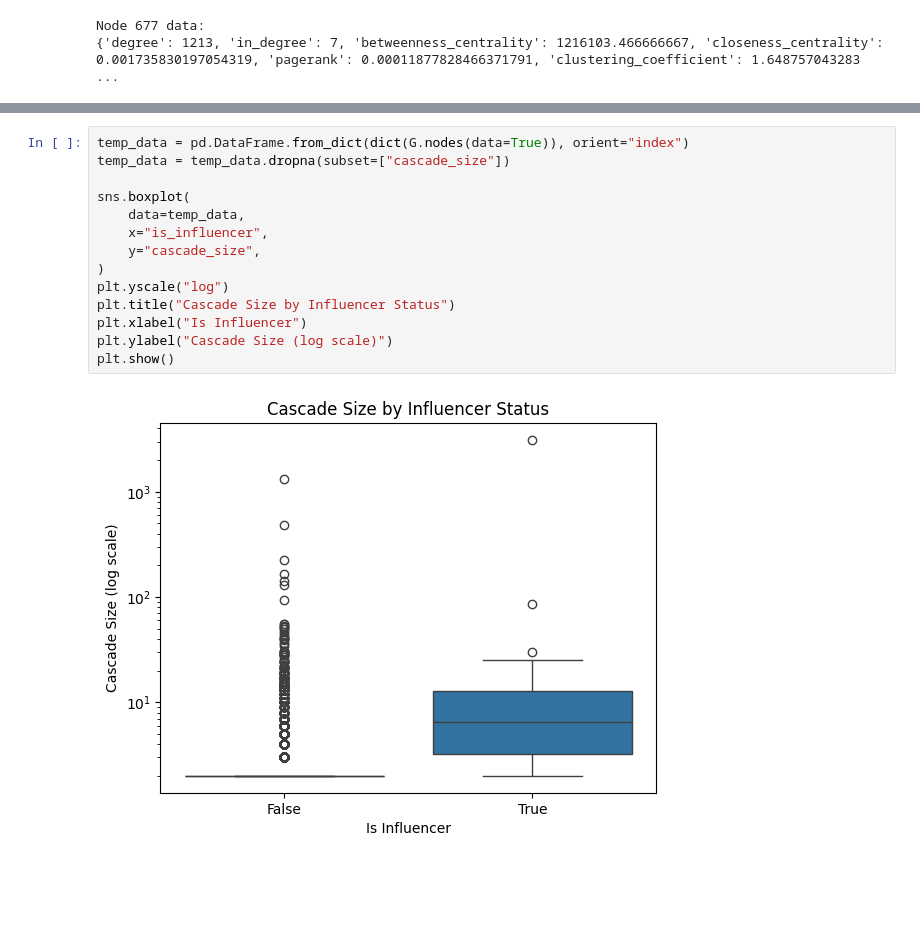
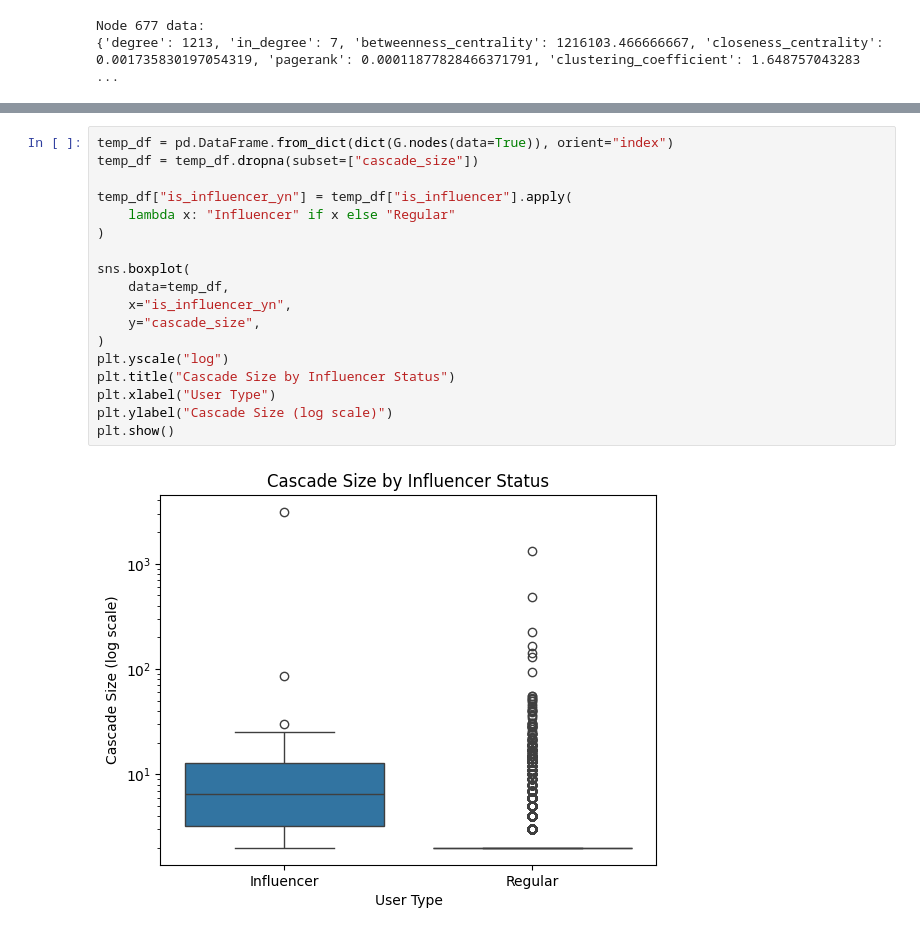
Before and after one commit to ysenarath/AIT-724-HandsOn-2, a Jupyter notebook: notebook.ipynb, the cells around one changed output, grey strips where cells are left out. Cells and saved outputs as stored; diff of their text form; blank space fills up the shorter version.

```diff
--- a/notebook.ipynb
+++ b/notebook.ipynb
@@ -586,16 +590,20 @@ for cascade in cascades:
 # %%
-temp_data = pd.DataFrame.from_dict(dict(G.nodes(data=True)), orient="index")
-temp_data = temp_data.dropna(subset=["cascade_size"])
+temp_df = pd.DataFrame.from_dict(dict(G.nodes(data=True)), orient="index")
+temp_df = temp_df.dropna(subset=["cascade_size"])
+
+temp_df["is_influencer_yn"] = temp_df["is_influencer"].apply(
+    lambda x: "Influencer" if x else "Regular"
+)
 
 sns.boxplot(
-    data=temp_data,
-    x="is_influencer",
+    data=temp_df,
+    x="is_influencer_yn",
     y="cascade_size",
 )
 plt.yscale("log")
 plt.title("Cascade Size by Influencer Status")
-plt.xlabel("Is Influencer")
+plt.xlabel("User Type")
 plt.ylabel("Cascade Size (log scale)")
 plt.show()
 # %% [output]
-[figure, old version]
+[figure, new version]
```
Also changed, not shown: parts of 3 cells of this notebook.
